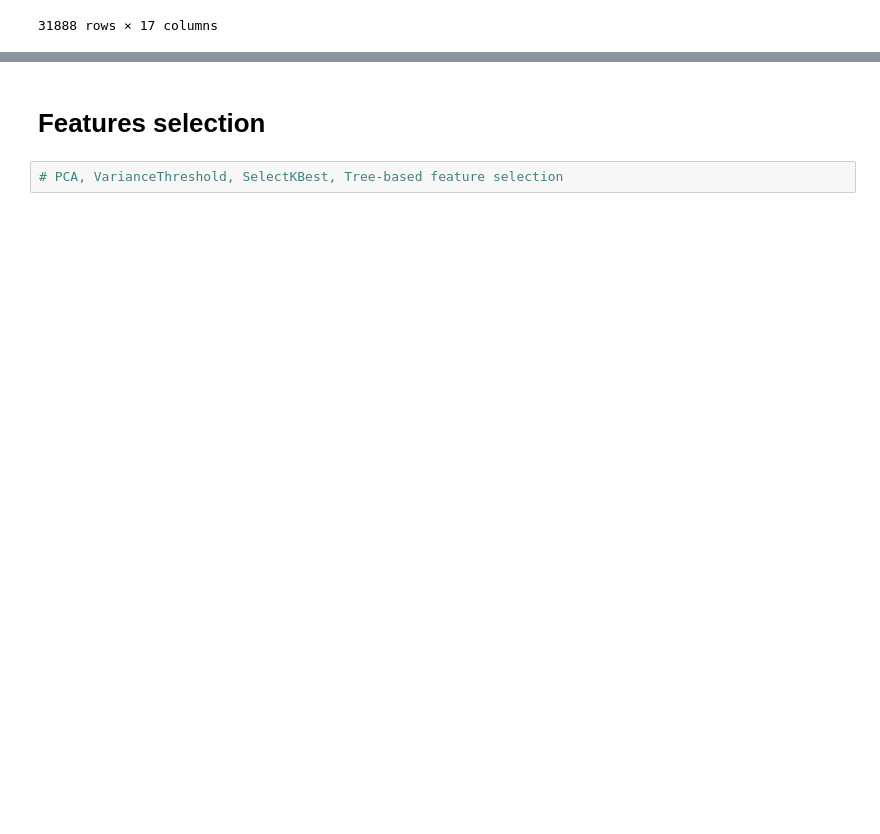
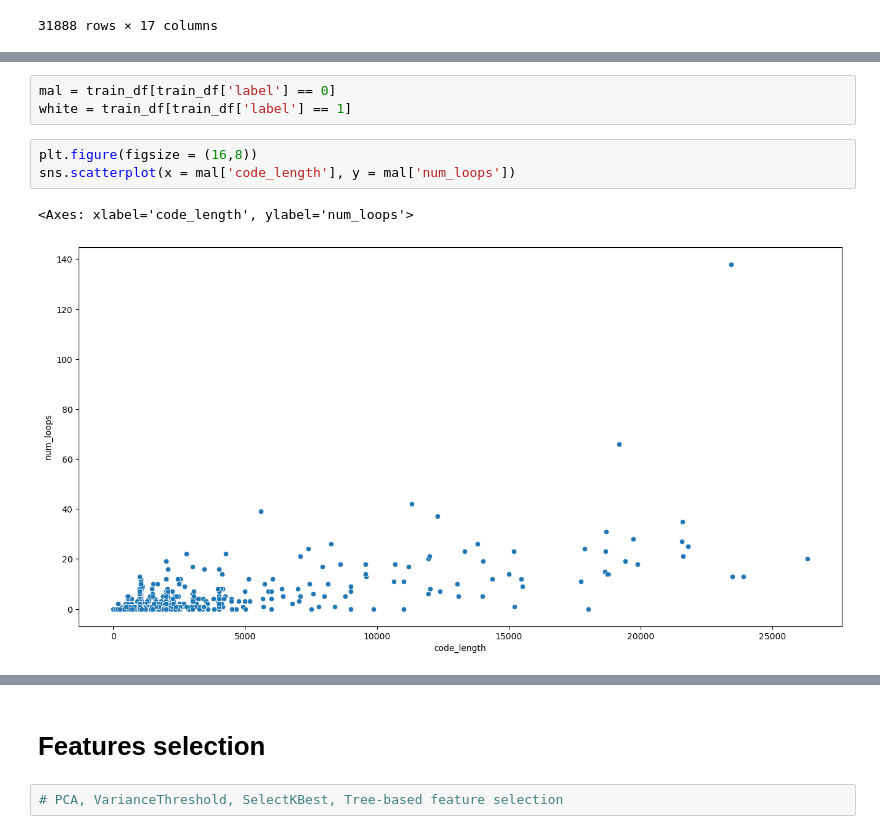
Before and after one commit to TaliaSeada/macro_competition, a Jupyter notebook: macro_competition.ipynb, the cells around one changed output, grey strips where cells are left out. Saved outputs shown, nothing was run; the diff lists cells and outputs as text; blank space fills up the shorter version.

```diff
--- a/macro_competition.ipynb
+++ b/macro_competition.ipynb
@@ -528,0 +474,9 @@ train_df
+# %%
+mal = train_df[train_df['label'] == 0]
+white = train_df[train_df['label'] == 1]
+# %%
+plt.figure(figsize = (16,8))
+sns.scatterplot(x = mal['code_length'], y = mal['num_loops'])
+# %% [output]
+<Axes: xlabel='code_length', ylabel='num_loops'>
+[figure, added]
```
Also changed, not shown: parts of 90 cells of this notebook.
